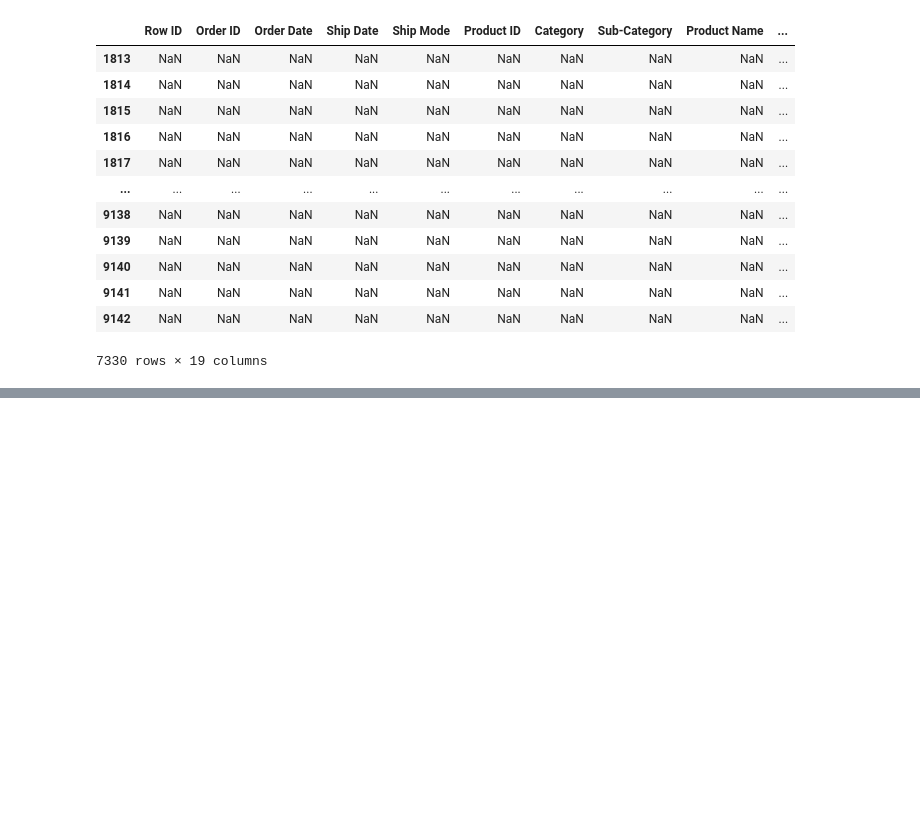
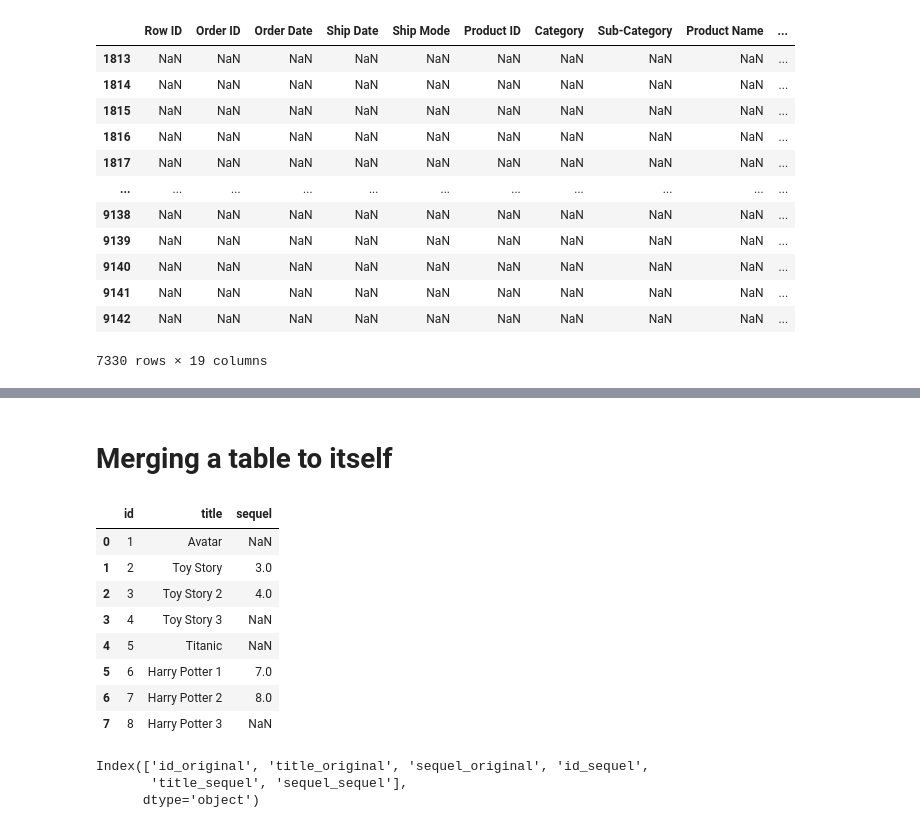
Before and after one commit to Jose-Servin/DataCamp, a Jupyter notebook: Courses/Joining_Data/Joining_Data_Pandas.ipynb, the cells around one changed output, grey strips where cells are left out. Drawn from its saved outputs; the diff is of its cells as text; code cells hidden in the pictures; blank space fills up the shorter version.

```diff
--- a/Courses/Joining_Data/Joining_Data_Pandas.ipynb
+++ b/Courses/Joining_Data/Joining_Data_Pandas.ipynb
@@ -621,3 +621,18 @@ orders_data[orders_data['Row ID'] == 1.0]
 # %% [output]
 |  | Row ID | Order ID | Order Date | Ship Date | Ship Mode | Product ID | Category | Sub-Category | Product Name | ... |
 | 0 | 1 | CA-2017-152156 | 8/11/17 | 11/11/17 | Second Class | FUR-BO-10001798 | Furniture | Bookcases | Bush Somerset Collection Bookcase | ... |
+# %% [markdown]
+# Merging a table to itself
+# %%
+movies_data = pd.read_csv('/Users/joseservin/DataCamp/Courses/Joining_Data/movies_data.csv')
+movies_data
+# %% [output]
+|  | id | title | sequel |
+| 0 | 1 | Avatar | NaN |
+| 1 | 2 | Toy Story | 3.0 |
+| 2 | 3 | Toy Story 2 | 4.0 |
+| 3 | 4 | Toy Story 3 | NaN |
+| 4 | 5 | Titanic | NaN |
+| 5 | 6 | Harry Potter 1 | 7.0 |
+| 6 | 7 | Harry Potter 2 | 8.0 |
+| 7 | 8 | Harry Potter 3 | NaN |
@@ -623,0 +643,6 @@ orders_data[orders_data['Row ID'] == 1.0]
+# %%
+movie_sequels.columns
+# %% [output]
+Index(['id_original', 'title_original', 'sequel_original', 'id_sequel',
+       'title_sequel', 'sequel_sequel'],
+      dtype='object')
```
Also changed, not shown: parts of 5 cells of this notebook, 1 other file.
